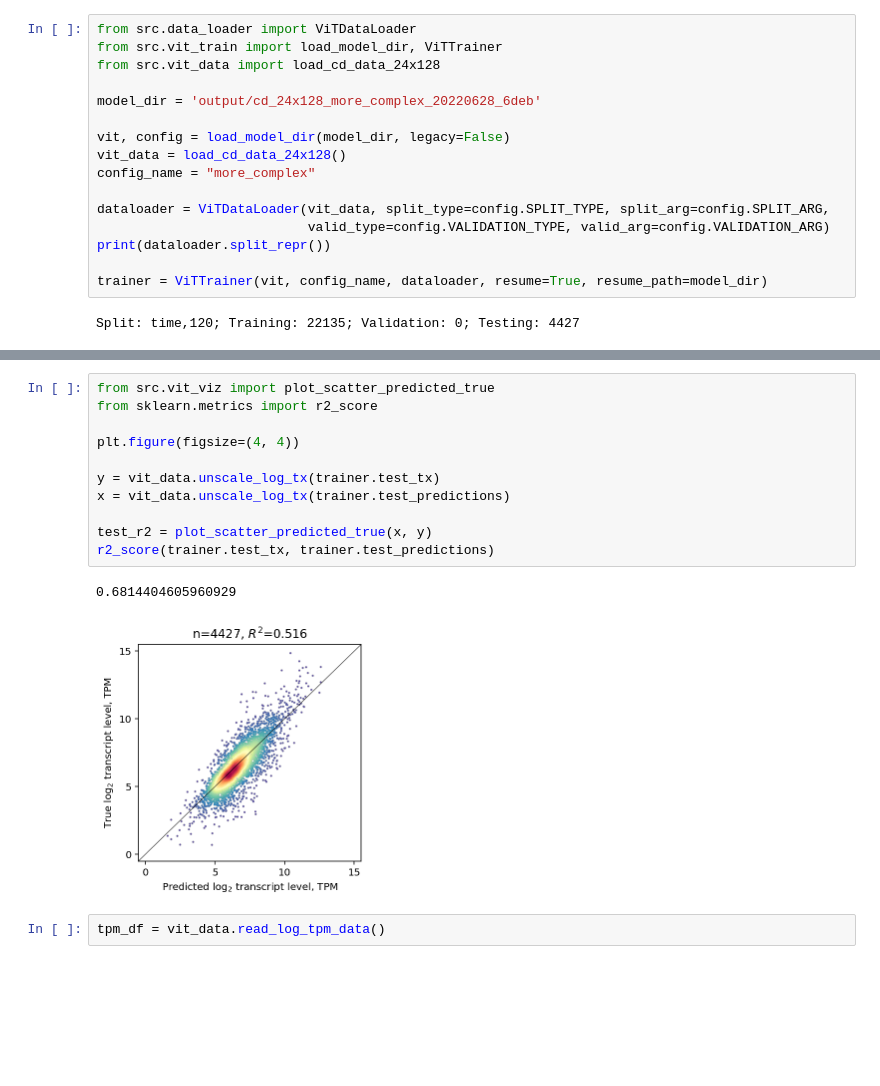
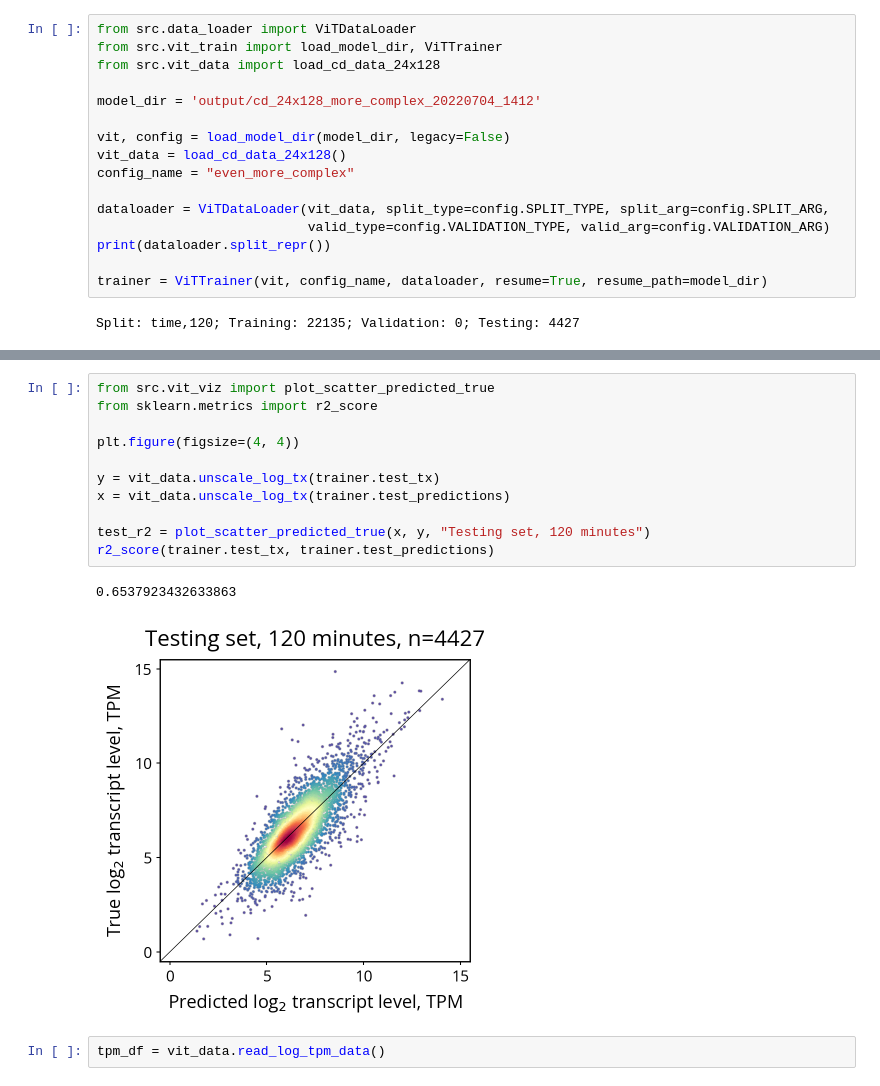
Before and after one commit to HarteminkLab/chromatin-transformers, a Jupyter notebook: Attention_Analysis.ipynb, the cells around one changed output, grey strips where cells are left out. Saved outputs shown, nothing was run; the diff lists cells and outputs as text; blank space fills up the shorter version.

```diff
--- a/Attention_Analysis.ipynb
+++ b/Attention_Analysis.ipynb
@@ -14,11 +14,11 @@ from src.data_loader import ViTDataLoader
 from src.vit_train import load_model_dir, ViTTrainer
 from src.vit_data import load_cd_data_24x128
 
-model_dir = 'output/cd_24x128_more_complex_20220628_6deb'
+model_dir = 'output/cd_24x128_more_complex_20220704_1412'
 
 vit, config = load_model_dir(model_dir, legacy=False)
 vit_data = load_cd_data_24x128()
-config_name = "more_complex"
+config_name = "even_more_complex"
 
 dataloader = ViTDataLoader(vit_data, split_type=config.SPLIT_TYPE, split_arg=config.SPLIT_ARG,
                            valid_type=config.VALIDATION_TYPE, valid_arg=config.VALIDATION_ARG)
@@ -54,17 +58,17 @@ trainer.plot_predictions()
 # %%
 from src.vit_viz import plot_scatter_predicted_true
 from sklearn.metrics import r2_score
 
 plt.figure(figsize=(4, 4))
 
 y = vit_data.unscale_log_tx(trainer.test_tx)
 x = vit_data.unscale_log_tx(trainer.test_predictions)
 
-test_r2 = plot_scatter_predicted_true(x, y)
+test_r2 = plot_scatter_predicted_true(x, y, "Testing set, 120 minutes")
 r2_score(trainer.test_tx, trainer.test_predictions)
 # %% [output]
-0.6814404605960929
+0.6537923432633863
-[figure, old version]
+[figure, new version]
 # %%
 tpm_df = vit_data.read_log_tpm_data()
 # %%
```
Also changed, not shown: parts of 30 cells of this notebook, 9 other files.
